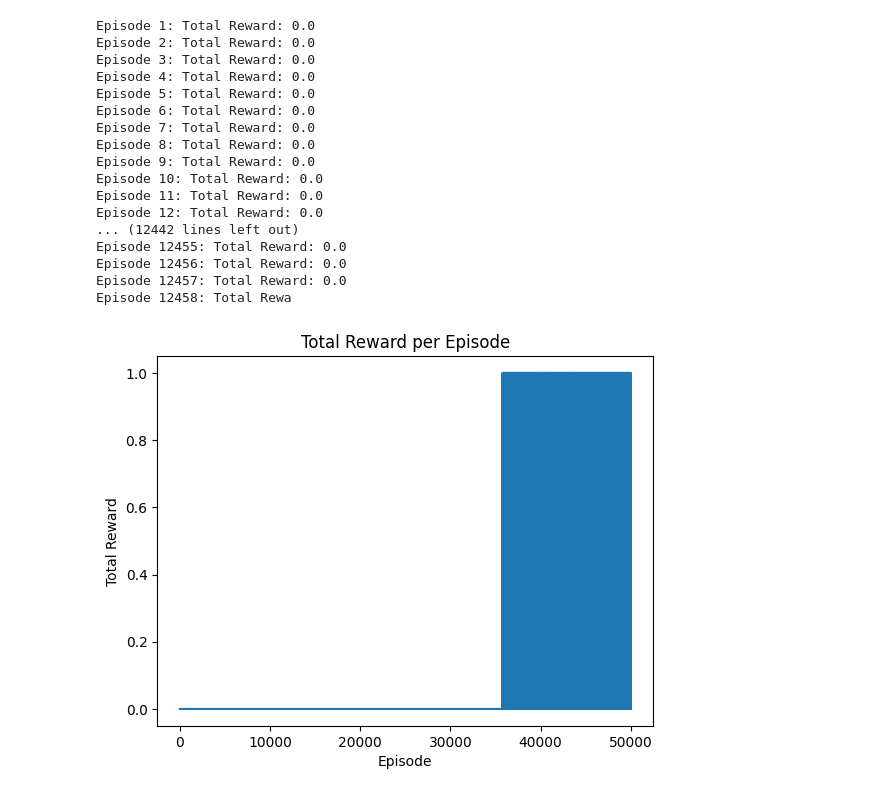
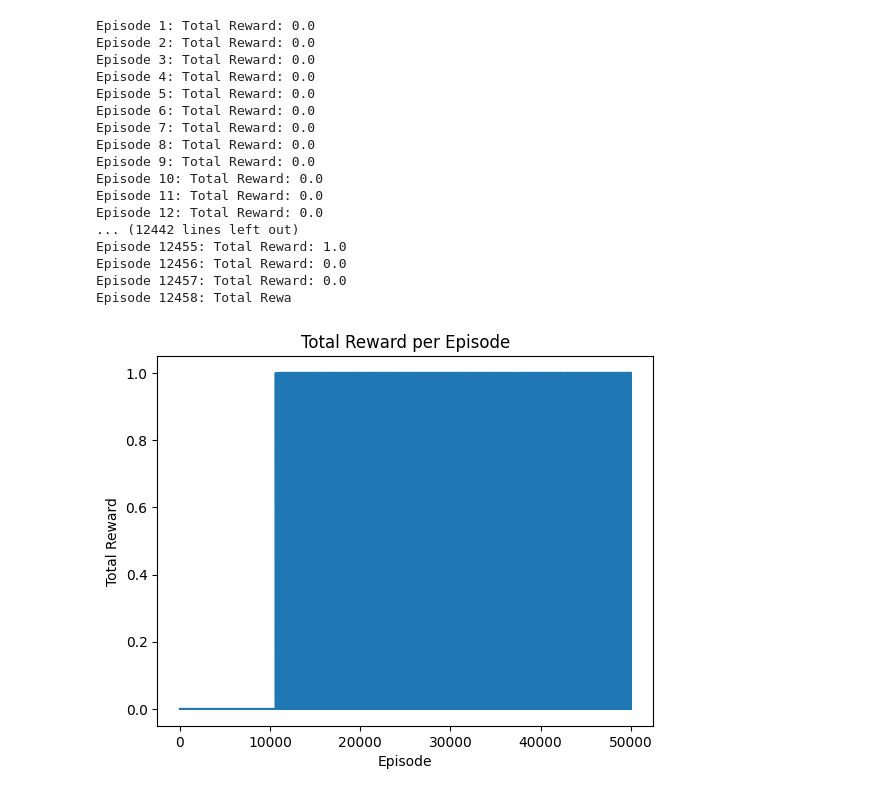
Before and after one commit to sriyaroy/RL_learning, a Jupyter notebook: TD_FrozenLake.ipynb, the cells around one changed output. Cells and saved outputs as stored; diff of their text form; code cells hidden in the pictures.

```diff
--- a/TD_FrozenLake.ipynb
+++ b/TD_FrozenLake.ipynb
@@ -46,8 +46,9 @@ class TDAgent:
             # TD(0) update rule: V(s) = V(s) + alpha * [reward + gamma * V(s') - V(s)]
             self.state_values[state] += self.lr * (reward + self.gamma * self.state_values[next_state] - self.state_values[state])
 
-    def play(self, rounds=1000):
+    def play(self, rounds):
         total_rewards = []
+        self.epsilon = max(0.01, self.epsilon * 0.995) # Adding epsilon decay
 
         for episode in range(rounds):
             state = self.reset()  # Reset the environment for a new episode
@@ -64,7 +65,7 @@ class TDAgent:
 
             total_rewards.append(episode_reward)
 
-            # Print out progress every 100 episodes
+            # Print out progress every episode
             if (episode + 1) % 1 == 0:
                 print(f"Episode {episode + 1}: Total Reward: {episode_reward}")
 
@@ -81,39 +82,39 @@ if __name__ == "__main__":
     env = gym.make('FrozenLake-v1', is_slippery=False)
 
     # Initialize the TD agent
-    agent = TDAgent(env, lr=0.1, gamma=0.99, epsilon=0.1)
+    agent = TDAgent(env, lr=0.5, gamma=0.99, epsilon=0.1)
 
     # Train the agent for 1000 episodes
     rewards = agent.play(rounds=50000)
 
     # Show the learned state-value table
     agent.show_values()
 
     # Plot the total rewards over episodes
     plt.plot(rewards)
     plt.xlabel('Episode')
     plt.ylabel('Total Reward')
     plt.title('Total Reward per Episode')
     plt.show()
 
     # Close the environment
     env.close()
 # %% [output]
 Episode 1: Total Reward: 0.0
 Episode 2: Total Reward: 0.0
 Episode 3: Total Reward: 0.0
 Episode 4: Total Reward: 0.0
 Episode 5: Total Reward: 0.0
 Episode 6: Total Reward: 0.0
 Episode 7: Total Reward: 0.0
 Episode 8: Total Reward: 0.0
 Episode 9: Total Reward: 0.0
 Episode 10: Total Reward: 0.0
 Episode 11: Total Reward: 0.0
 Episode 12: Total Reward: 0.0
 ... (12442 lines left out)
-Episode 12455: Total Reward: 0.0
+Episode 12455: Total Reward: 1.0
 Episode 12456: Total Reward: 0.0
 Episode 12457: Total Reward: 0.0
 Episode 12458: Total Rewa
-[figure, old version]
+[figure, new version]
```
